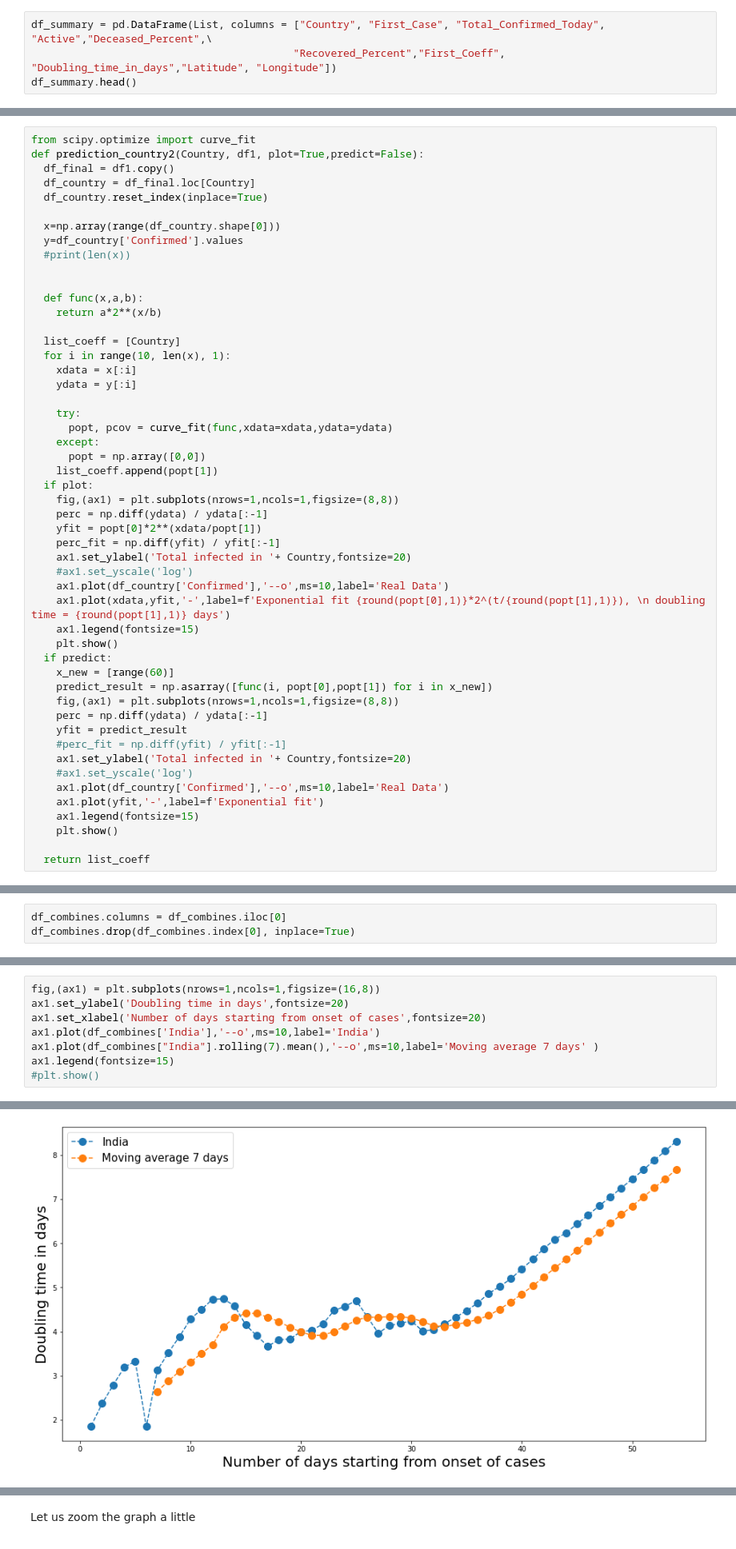
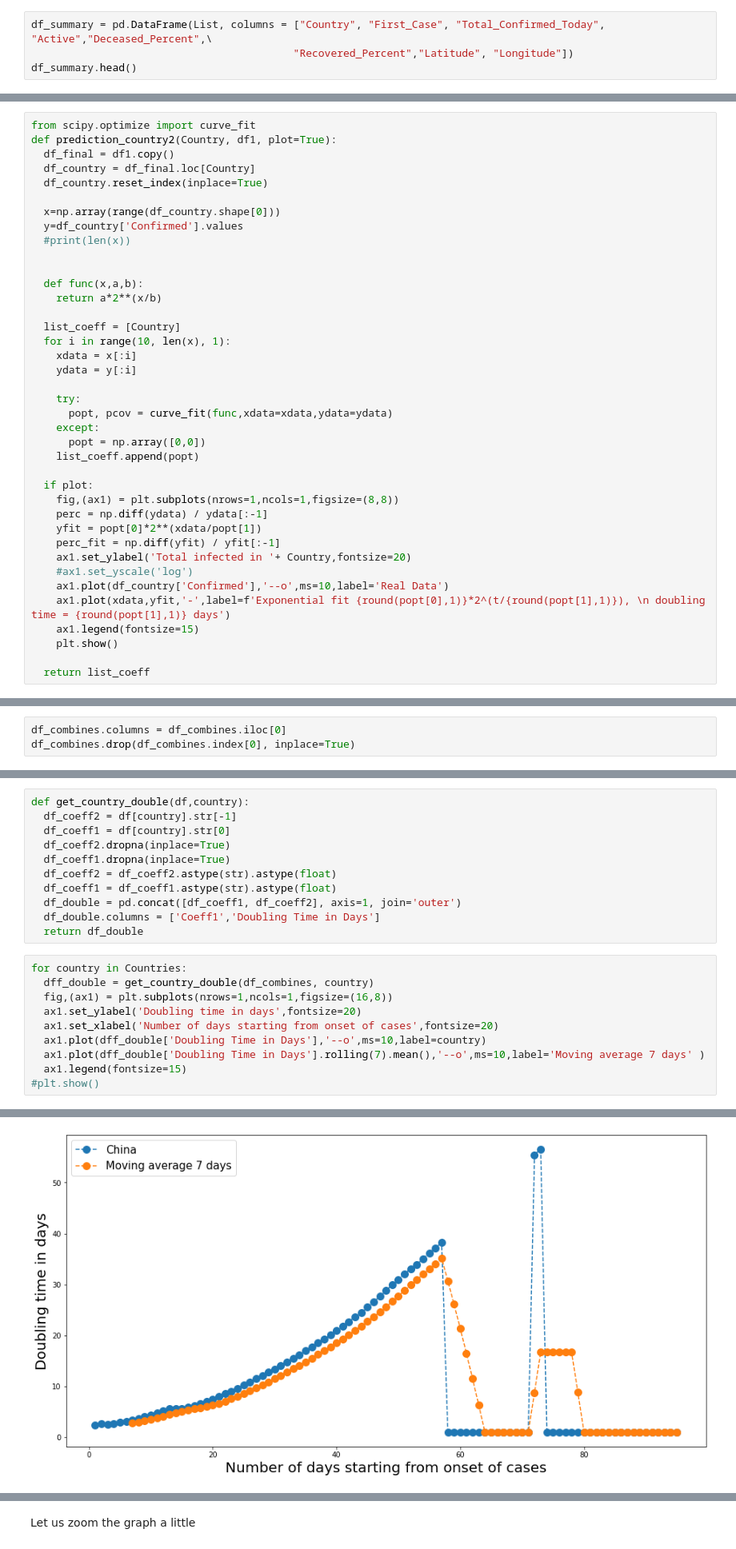
Before and after one commit to amita-kapoor/COVID-2020, a Jupyter notebook: Prediction_Covid_19_WorldWide.ipynb, the cells around one changed output, grey strips where cells are left out. Shown at 80% size. Saved outputs shown, nothing was run; the diff lists cells and outputs as text.

```diff
--- a/Prediction_Covid_19_WorldWide.ipynb
+++ b/Prediction_Covid_19_WorldWide.ipynb
@@ -296,6 +264,6 @@ for Country in tqdm(Countries):
   List.append(prediction_country_summary(Country, df1))
 # %%
 df_summary = pd.DataFrame(List, columns = ["Country", "First_Case", "Total_Confirmed_Today", "Active","Deceased_Percent",\
-                                          "Recovered_Percent","First_Coeff", "Doubling_time_in_days","Latitude", "Longitude"])
+                                          "Recovered_Percent","Latitude", "Longitude"])
 df_summary.head()
 # %% [output]
@@ -384,7 +314,7 @@ Investigating how the doubling time is changing gives an idea how good or bad a
 * A decreasing doubling time-- well danger zone ahead.  Do something fast
 # %%
 from scipy.optimize import curve_fit
-def prediction_country2(Country, df1, plot=True,predict=False):
+def prediction_country2(Country, df1, plot=True):
   df_final = df1.copy()
   df_country = df_final.loc[Country]
   df_country.reset_index(inplace=True)
@@ -406,7 +336,8 @@ def prediction_country2(Country, df1, plot=True,predict=False):
       popt, pcov = curve_fit(func,xdata=xdata,ydata=ydata)
     except:
       popt = np.array([0,0])
-    list_coeff.append(popt[1])
+    list_coeff.append(popt)
+
   if plot:
     fig,(ax1) = plt.subplots(nrows=1,ncols=1,figsize=(8,8))
     perc = np.diff(ydata) / ydata[:-1]
@@ -418,19 +349,6 @@ def prediction_country2(Country, df1, plot=True,predict=False):
     ax1.plot(xdata,yfit,'-',label=f'Exponential fit {round(popt[0],1)}*2^(t/{round(popt[1],1)}), \n doubling time = {round(popt[1],1)} days')
     ax1.legend(fontsize=15)
     plt.show()
-  if predict:
-    x_new = [range(60)]
-    predict_result = np.asarray([func(i, popt[0],popt[1]) for i in x_new])
-    fig,(ax1) = plt.subplots(nrows=1,ncols=1,figsize=(8,8))
-    perc = np.diff(ydata) / ydata[:-1]
-    yfit = predict_result
-    #perc_fit = np.diff(yfit) / yfit[:-1]
-    ax1.set_ylabel('Total infected in '+ Country,fontsize=20)
-    #ax1.set_yscale('log')
-    ax1.plot(df_country['Confirmed'],'--o',ms=10,label='Real Data')
-    ax1.plot(yfit,'-',label=f'Exponential fit')
-    ax1.legend(fontsize=15)
-    plt.show()
 
   return list_coeff
 # %%
@@ -488,9 +386,22 @@ Name: India, dtype: float64
+# %%
+def get_country_double(df,country):
+  df_coeff2 = df[country].str[-1]
+  df_coeff1 = df[country].str[0]
+  df_coeff2.dropna(inplace=True)
+  df_coeff1.dropna(inplace=True)
+  df_coeff2 = df_coeff2.astype(str).astype(float)
+  df_coeff1 = df_coeff1.astype(str).astype(float)
+  df_double = pd.concat([df_coeff1, df_coeff2], axis=1, join='outer')
+  df_double.columns = ['Coeff1','Doubling Time in Days']
+  return df_double
 # %%
-fig,(ax1) = plt.subplots(nrows=1,ncols=1,figsize=(16,8))
-ax1.set_ylabel('Doubling time in days',fontsize=20)
-ax1.set_xlabel('Number of days starting from onset of cases',fontsize=20)
-ax1.plot(df_combines['India'],'--o',ms=10,label='India')
-ax1.plot(df_combines["India"].rolling(7).mean(),'--o',ms=10,label='Moving average 7 days' )
-ax1.legend(fontsize=15)
+for country in Countries:
+  dff_double = get_country_double(df_combines, country)
+  fig,(ax1) = plt.subplots(nrows=1,ncols=1,figsize=(16,8))
+  ax1.set_ylabel('Doubling time in days',fontsize=20)
+  ax1.set_xlabel('Number of days starting from onset of cases',fontsize=20)
+  ax1.plot(dff_double['Doubling Time in Days'],'--o',ms=10,label=country)
+  ax1.plot(dff_double['Doubling Time in Days'].rolling(7).mean(),'--o',ms=10,label='Moving average 7 days' )
+  ax1.legend(fontsize=15)
 #plt.show()
 # %% [output]
@@ -498 +408 @@ ax1.legend(fontsize=15)
-[figure, old version]
+[figure, new version]
```
Also changed, not shown: parts of 31 cells of this notebook.
